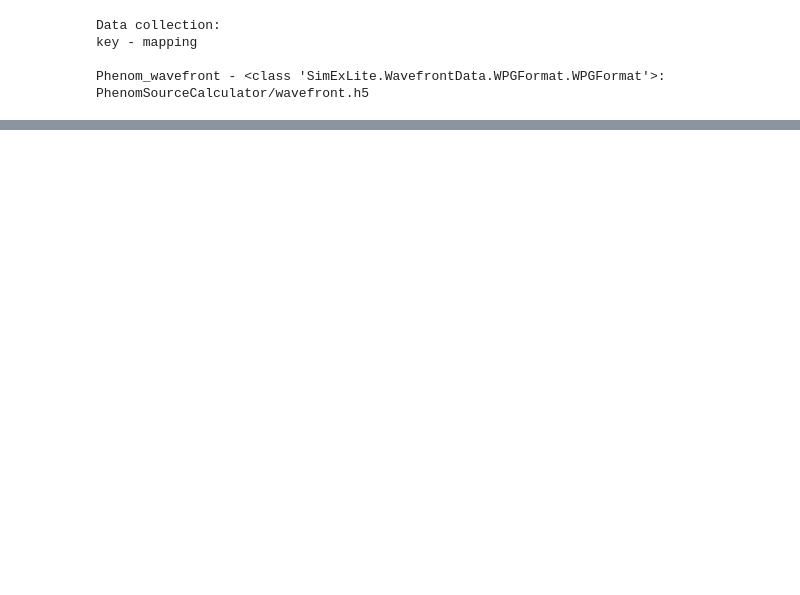
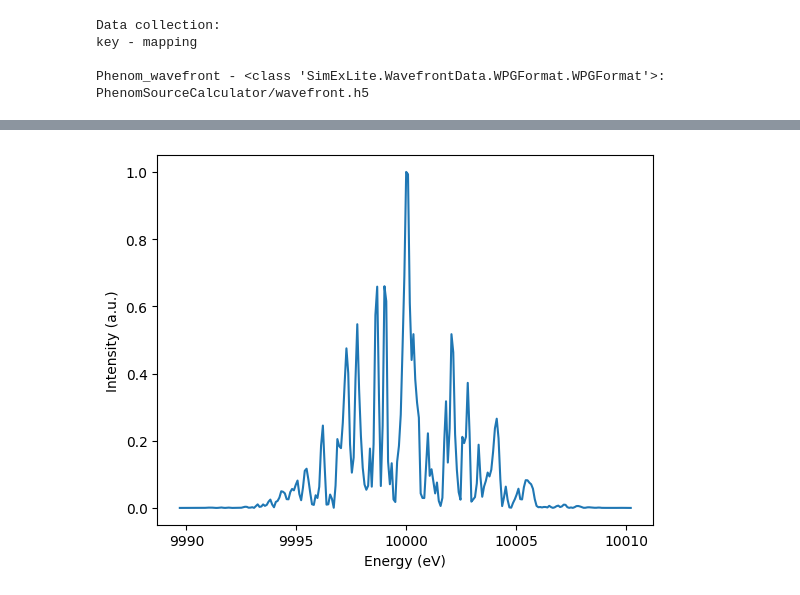
Before and after one commit to PaNOSC-ViNYL/SimEx-Lite, a Jupyter notebook: docs/examples/phenom/PhenomCalculator.ipynb, the cells around one changed output, grey strips where cells are left out. Saved outputs shown, nothing was run; the diff lists cells and outputs as text; code cells hidden in the pictures; blank space fills up the shorter version.

```diff
--- a/docs/examples/phenom/PhenomCalculator.ipynb
+++ b/docs/examples/phenom/PhenomCalculator.ipynb
@@ -6,7 +11,32 @@ import h5py as h5
+# %%
+def analytical_pulse_width(photon_energy):
+    """
+    Estimate analytical_pulse_width (FWHM) from radiation energy (assumes symmetrical beam)
+
+    :param photon_energy: radiation energy [eV]
+
+    :return sig: Radiation pulse width [m]
+    """
+
+    sig = np.log((7.4e03/(photon_energy/1e03)))*6
+    return sig/1e6
+
+
+def analytical_pulse_divergence(photon_energy):
+
+    """
+    Estimate of analytical_pulse_divergence (half-angle) from radiation energy
+
+    :param photon_energy: radiation energy [eV]
+
+    :return dtheta: pulse divergence [rad]
+    """
+    return ((14.1)/((photon_energy/1e03)**0.75)) / 1e06
 # %% [markdown]
 ## Construct Calculator
 # %%
 psc = PhenomSourceCalculator("psc",)
-print(psc.parameters)
+psc.parameters['spectral_bandwidth'] = 1e-12
+psc.parameters
 # %% [output]
  - Parameters object -
@@ -24,0 +55,5 @@ div                                 0.0025                          div value
+# %%
+# Set pulse width and pulse divergence according to photon_energy
+psc.parameters["sigma"] = analytical_pulse_width(psc.parameters["photon_energy"].value)
+psc.parameters["div"] = analytical_pulse_divergence(psc.parameters["photon_energy"].value)
+psc.parameters
@@ -56,0 +92,13 @@ FWHM in y = 8.400e-05 m.
+# %%
+# Intensity in frequency domain
+srwlpy.SetRepresElecField(wfr._srwl_wf, 'frequency')
+data = get_intensity_on_axis(wfr)
+fig, ax = plt.subplots()
+ax.plot(data[:,0], data[:,1])
+ax.set_xlabel("Energy (eV)")
+ax.set_ylabel("Intensity (a.u.)")
+
+fname = "spectrum.txt"
+np.savetxt(fname, data, header = "energy(eV)  intensity")
+# %% [output]
+[figure, added]
```
Also changed, not shown: parts of 9 cells of this notebook, 1 other file.
